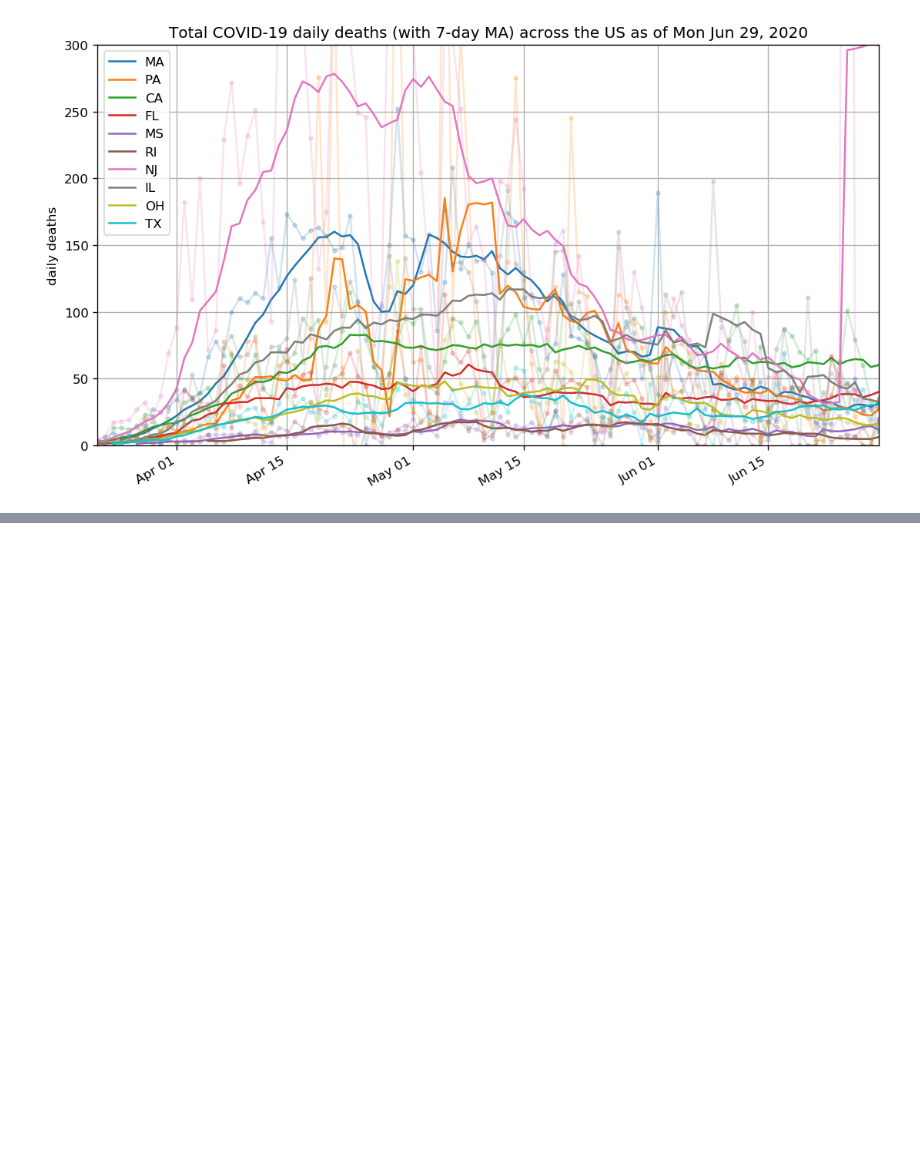
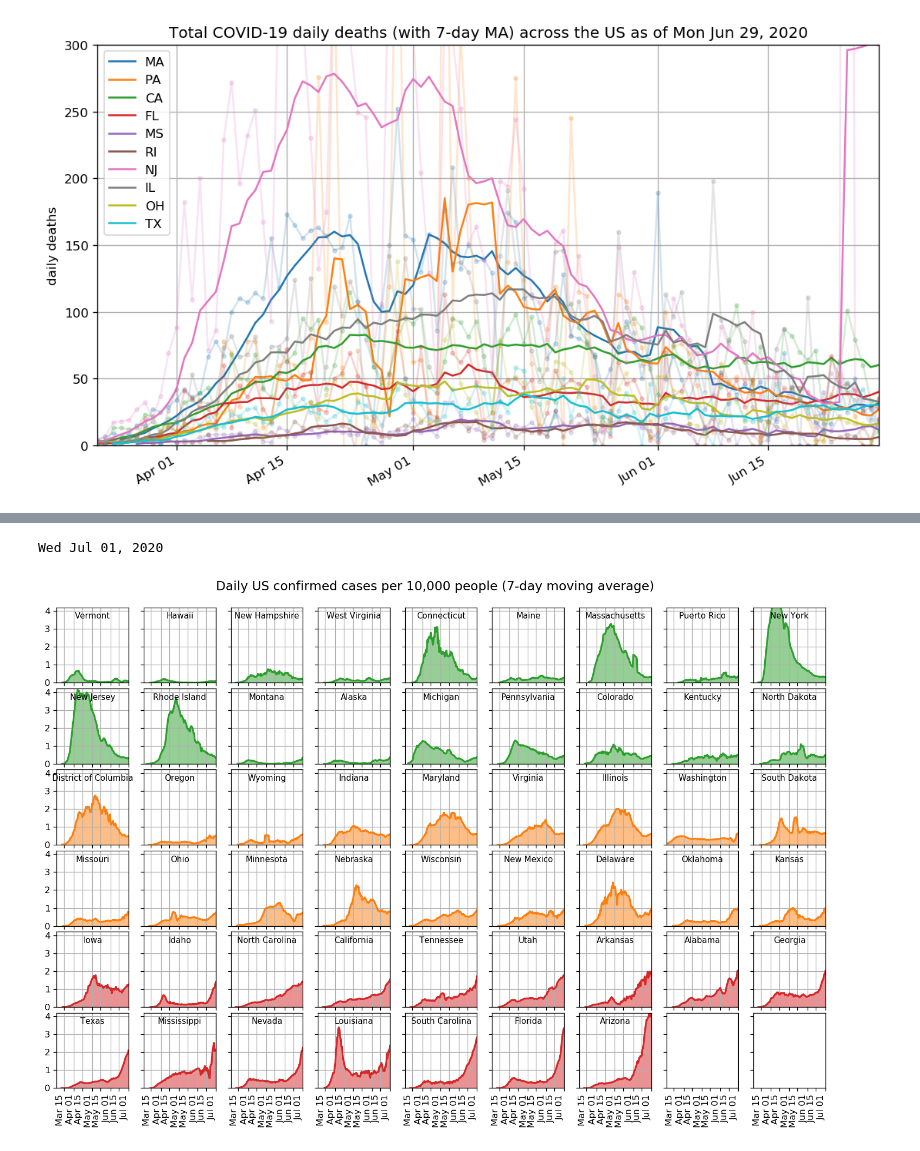
Before and after one commit to LaurentLessard/covid19, a Jupyter notebook: covid_us.ipynb, the cells around one changed output, grey strips where cells are left out. Cells and saved outputs as stored; diff of their text form; code cells hidden in the pictures; blank space fills up the shorter version.

Commit message:
new plot for state breakdown of daily cases

```diff
--- a/covid_us.ipynb
+++ b/covid_us.ipynb
@@ -177,0 +201,78 @@ plt.savefig("figures/states_daily_deaths_vs_time.png")
+# %%
+# get state populations (2018 census)
+url = "https://raw.githubusercontent.com/COVID19Tracking/associated-data/master/us_census_data/us_census_2018_population_estimates_states.csv"
+df_pop = pd.read_csv(url, index_col="state", usecols=["state","state_name","population"])
+df_pop["state_name","DC"] = "DC"
+
+# aggregate by state
+dfc = df_raw.pivot_table(index='date',values='positive',columns='state')
+
+# make the index a datetime object
+dfc = dfc.set_index( pd.to_datetime(dfc.index, format="%Y%m%d") )
+
+# sort the dates/times
+dfc.sort_index(inplace=True)
+
+# only keep states we have population data for
+states = list(df_pop.index)
+dfc = dfc[states]
+
+# record the latest date
+latest_date = dfc.index[-1]
+latest_date_str = latest_date.strftime("%a %b %d, %Y")
+print(latest_date_str)
+
+# order states by most recent case rate
+data_normalized = dfc.diff().rolling(7).mean().iloc[-1] / df_pop.population
+state_order = data_normalized.sort_values().index
+# %% [output]
+Wed Jul 01, 2020
+# %%
+fig,axs = plt.subplots(6,9, figsize=(12,8), sharey=True, sharex=True)
+
+# # curves that go up and down (13)
+# cat1 = state_order[:18]
+
+# # curves that flattened but now are growing again (3)
+# cat2 = state_order[18:36]
+
+# # curves that just go straight up (5)
+# cat3 = state_order[36:]
+
+pop_scale = 10000
+
+for ix,state in enumerate(state_order):
+    if ix < 18:
+        col = "C2"
+    elif ix < 36:
+        col = "C1"
+    else:
+        col = "C3"
+
+    ax = axs.reshape(-1)[ix]
+    data = dfc[state]
+    population = df_pop.population[state]
+    state_name = df_pop.state_name[state]
+    ax.fill_between( x=data.index, y1=data.diff().rolling(7).mean() / population * pop_scale, alpha=0.5, color=col )
+    ax.plot( data.diff().rolling(7).mean() / population * pop_scale, linewidth=2, color=col )
+    txt = ax.text(.5,.85, state_name,
+            horizontalalignment='center',
+            transform=ax.transAxes,
+            fontsize=9)
+    ax.grid()
+    date_format = "%b %d"
+    ax.xaxis.set_major_formatter(DateFormatter(date_format))
+    ax.autoscale(enable=True, axis='x', tight=True)
+    date_start = datetime.date(2020, 3, 3)
+#     date_end   = datetime.date(2020, 7, 1)
+    ax.set_xlim(xmin=date_start)
+    ax.set_ylim(ymin=0,ymax=4.2)
+    ax.set_yticks(range(5))
+
+fig.autofmt_xdate(rotation=90)
+my_suptitle = fig.suptitle("Daily US confirmed cases per 10,000 people (7-day moving average)", fontsize=14, y=1.05)
+
+plt.tight_layout(pad=0)
+plt.savefig("figures/states_daily_cases_breakdown.png", dpi=fig.dpi, bbox_inches='tight', bbox_extra_artists=[my_suptitle])
+# %% [output]
+[figure, added]
```
Also changed, not shown: parts of 5 cells of this notebook, 2 other files.
